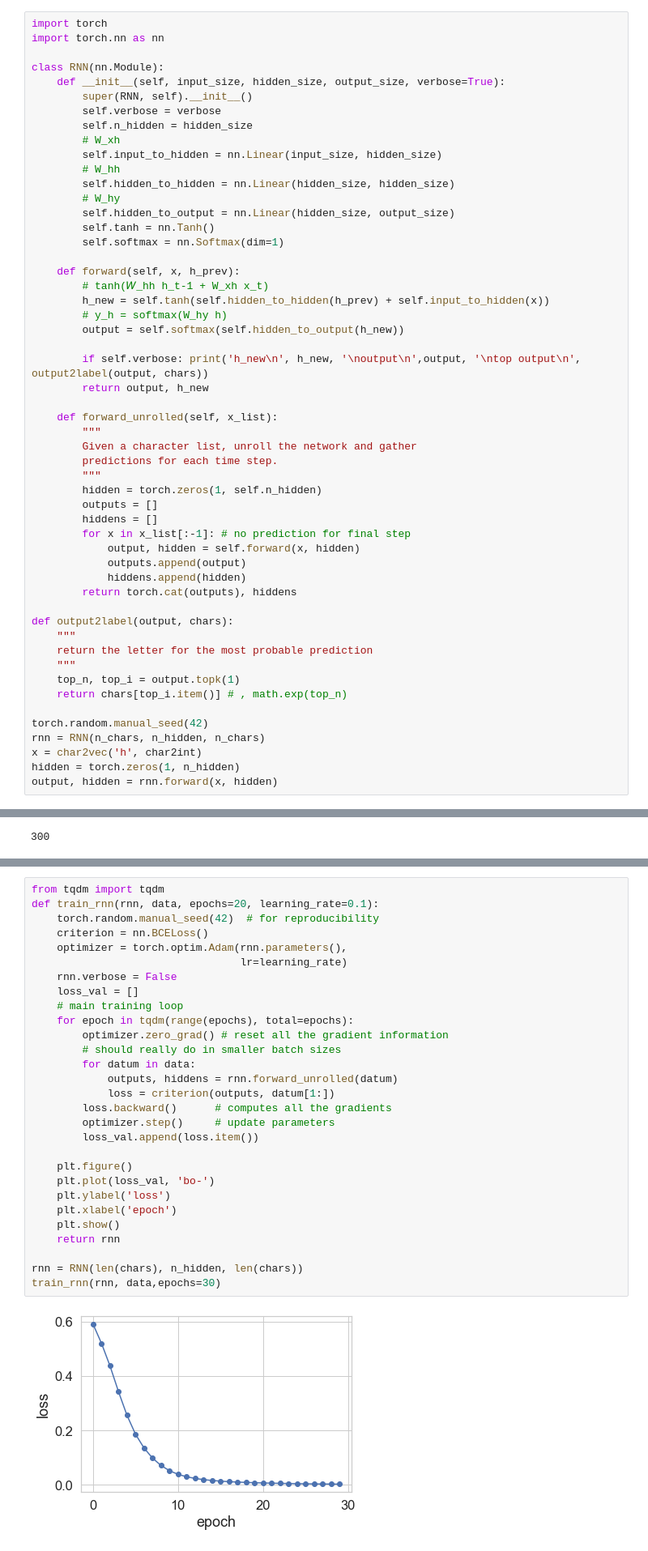
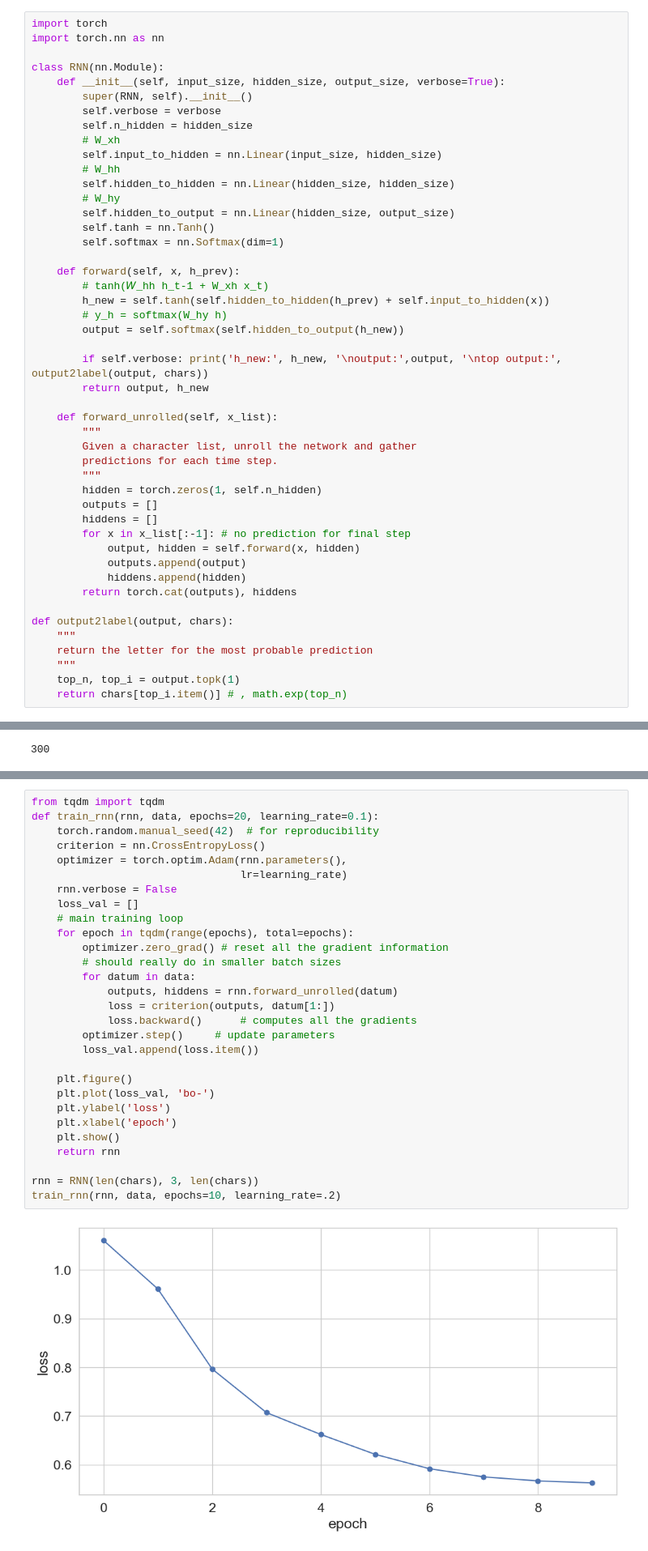
Before and after one commit to tulane-cmps6730/main, a Jupyter notebook: lec/sequence/rnn.ipynb, the cells around one changed output, grey strips where cells are left out. Shown: that part at 81% size. Saved outputs shown, nothing was run; the diff lists cells and outputs as text.

```diff
--- a/lec/sequence/rnn.ipynb
+++ b/lec/sequence/rnn.ipynb
@@ -373,7 +373,7 @@ class RNN(nn.Module):
         # y_h = softmax(W_hy h)
         output = self.softmax(self.hidden_to_output(h_new))
 
-        if self.verbose: print('h_new\n', h_new, '\noutput\n',output, '\ntop output\n', output2label(output, chars))
+        if self.verbose: print('h_new:', h_new, '\noutput:',output, '\ntop output:', output2label(output, chars))
         return output, h_new
 
     def forward_unrolled(self, x_list):
@@ -396,9 +396,3 @@ def output2label(output, chars):
     """
     top_n, top_i = output.topk(1)
     return chars[top_i.item()] # , math.exp(top_n)
-
-torch.random.manual_seed(42)
-rnn = RNN(n_chars, n_hidden, n_chars)
-x = char2vec('h', char2int)
-hidden = torch.zeros(1, n_hidden)
-output, hidden = rnn.forward(x, hidden)
@@ -440,34 +437,34 @@ tensor([[1., 0., 0.],
 # %%
 from tqdm import tqdm
 def train_rnn(rnn, data, epochs=20, learning_rate=0.1):
     torch.random.manual_seed(42)  # for reproducibility
-    criterion = nn.BCELoss()
+    criterion = nn.CrossEntropyLoss()
     optimizer = torch.optim.Adam(rnn.parameters(),
                                  lr=learning_rate)
     rnn.verbose = False
     loss_val = []
     # main training loop
     for epoch in tqdm(range(epochs), total=epochs):
         optimizer.zero_grad() # reset all the gradient information
         # should really do in smaller batch sizes
         for datum in data:
             outputs, hiddens = rnn.forward_unrolled(datum)
             loss = criterion(outputs, datum[1:])
-        loss.backward()      # computes all the gradients
+            loss.backward()      # computes all the gradients
         optimizer.step()     # update parameters
         loss_val.append(loss.item())
 
     plt.figure()
     plt.plot(loss_val, 'bo-')
     plt.ylabel('loss')
     plt.xlabel('epoch')
     plt.show()
     return rnn
 
-rnn = RNN(len(chars), n_hidden, len(chars))
-train_rnn(rnn, data,epochs=30)
+rnn = RNN(len(chars), 3, len(chars))
+train_rnn(rnn, data, epochs=10, learning_rate=.2)
 # %% [output]
-[figure, old version]
+[figure, new version]
 RNN(
   (input_to_hidden): Linear(in_features=3, out_features=3, bias=True)
   (hidden_to_hidden): Linear(in_features=3, out_features=3, bias=True)
```
Also changed, not shown: parts of 8 cells of this notebook, 4 other files.
